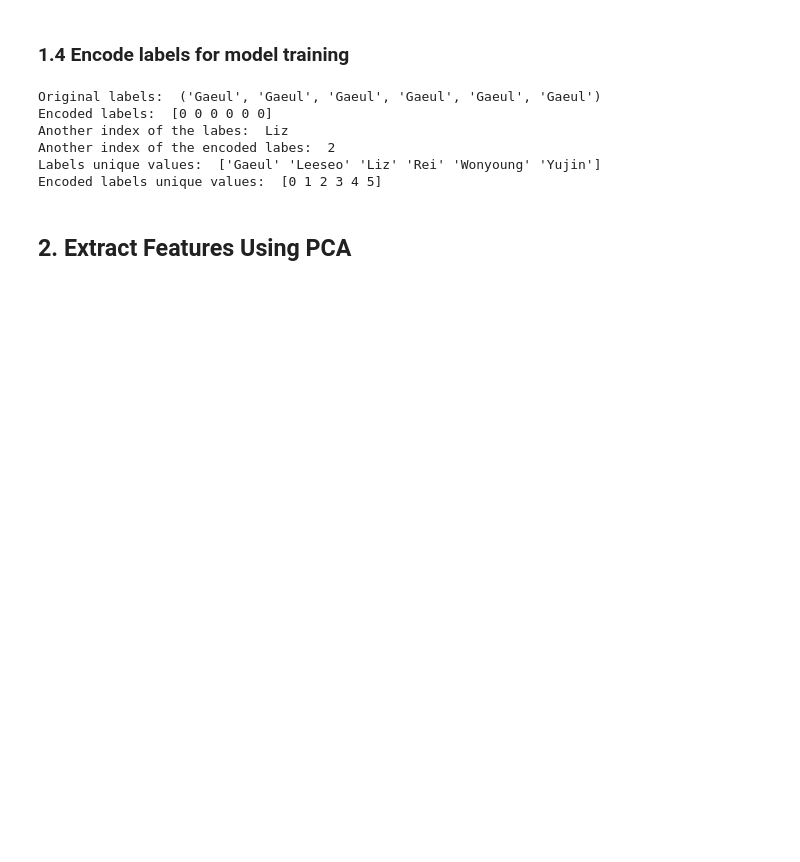
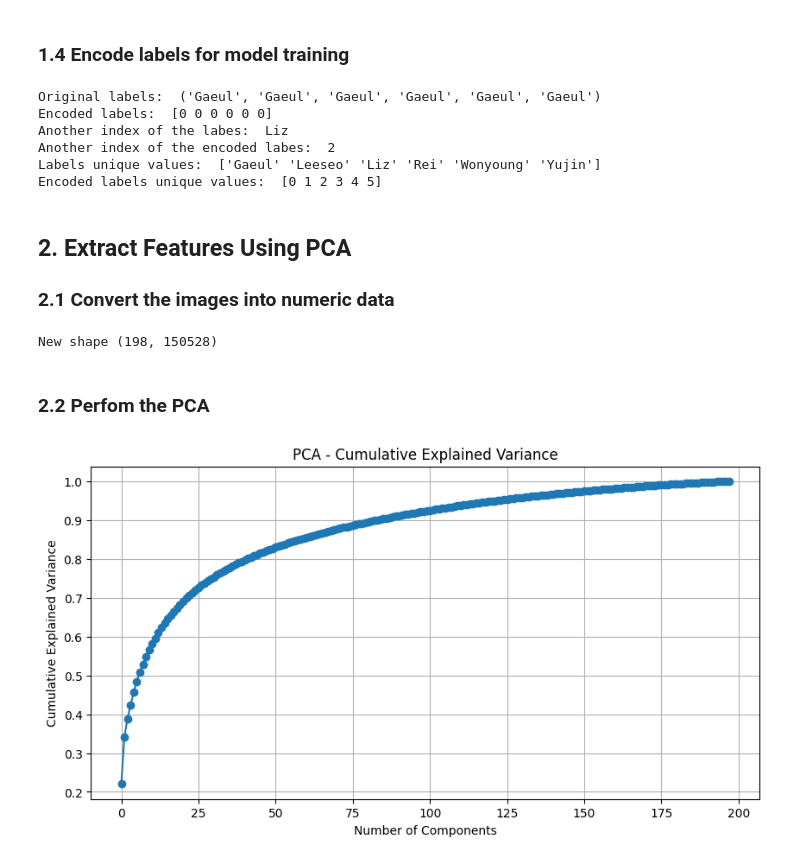
Before and after one commit to DanielTC342/IVE_face_recognition, a Jupyter notebook: IVE_face_recognition_code.ipynb, the cells around one changed output. Drawn from its saved outputs; the diff is of its cells as text; code cells hidden in the pictures; blank space fills up the shorter version.

Commit message:
1D data transform and first part of the PCA added

```diff
--- a/IVE_face_recognition_code.ipynb
+++ b/IVE_face_recognition_code.ipynb
@@ -61,10 +62,12 @@ img_size = (224, 224)
 def preprocess_image(img_path):
     img = cv2.imread(img_path) # Load images
     img = cv2.resize(img, img_size) # Resize tthe images
-    img = img.astype('float32') / 225 # Normalize pixel values; pixel values scaled to [0,1] for better training performance
+    img = img.astype('float32') / 255 # Normalize pixel values; pixel values scaled to [0,1] for better training performance
 
     return img
 
 ## Apply to all the images
 
 processed_images = np.array([preprocess_image(path) for path in images_paths])
+
+print('Shape of images', processed_images.shape)
@@ -99,3 +104,38 @@ Labels unique values:  ['Gaeul' 'Leeseo' 'Liz' 'Rei' 'Wonyoung' 'Yujin']
 Encoded labels unique values:  [0 1 2 3 4 5]
 # %% [markdown]
 ## 2. Extract Features Using PCA
+
+### 2.1 Convert the images into numeric data
+# %%
+## Convert the np array with images into 1D array
+
+N = processed_images.shape[0] # This extracts the number of images
+
+processed_images_reshaped = processed_images.reshape(N, -1)
+
+print('New shape', processed_images_reshaped.shape)
+# %% [output]
+New shape (198, 150528)
+# %% [markdown]
+### 2.2 Perfom the PCA
+# %%
+## Perform PCA
+
+from sklearn.decomposition import PCA
+
+pca = PCA()
+pca.fit(processed_images_reshaped)
+
+## Plot the variance ratio
+
+import matplotlib.pyplot as plt
+
+plt.figure(figsize=(10, 5))
+plt.plot(np.cumsum(pca.explained_variance_ratio_), marker='o')
+plt.xlabel('Number of Components')
+plt.ylabel('Cumulative Explained Variance')
+plt.title('PCA - Cumulative Explained Variance')
+plt.grid(True)
+plt.show()
+# %% [output]
+[figure, added]
```
Also changed, not shown: parts of 4 cells of this notebook.
